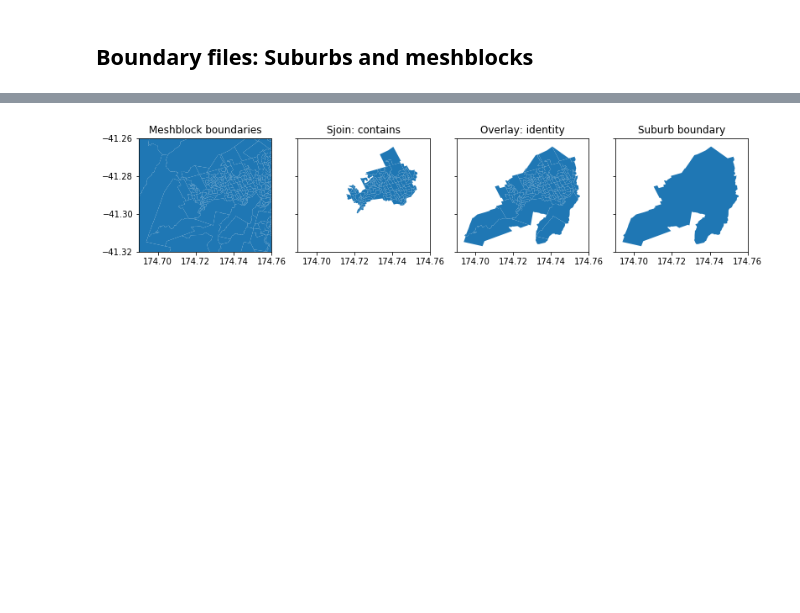
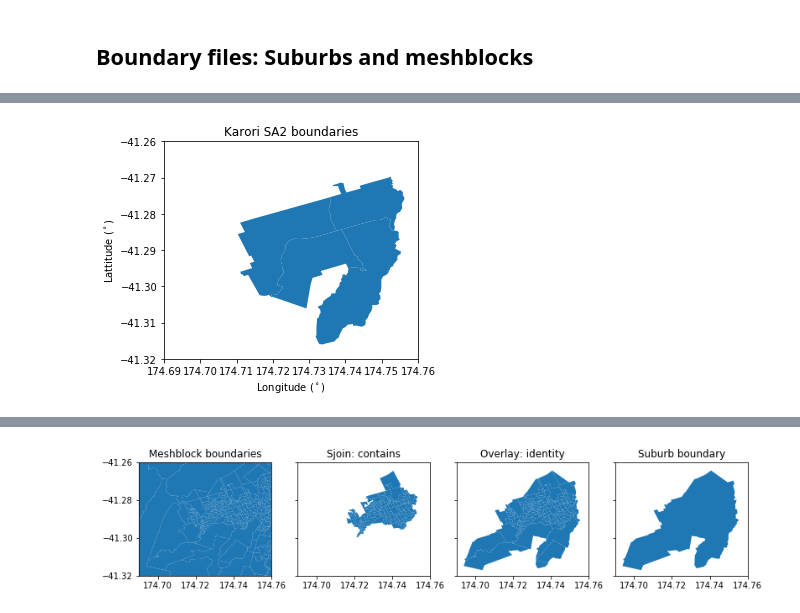
Before and after one commit to shriv/accessibility-series, a Jupyter notebook: Visualising accessibility by suburb.ipynb, the cells around one changed output, grey strips where cells are left out. Cells and saved outputs as stored; diff of their text form; code cells hidden in the pictures; blank space fills up the shorter version.

```diff
--- a/Visualising accessibility by suburb.ipynb
+++ b/Visualising accessibility by suburb.ipynb
@@ -91,0 +99,4 @@ wlg_meshblock_suburbs_ov = geopandas.overlay(wcc_suburbs, wlg_meshblock, how='id
+# %%
+# Statistical Area Unit 2
+sa2 = geopandas.read_file('./data/area-unit-2013.gdb')
+sa2_proj = sa2.to_crs(wlg_meshblock_suburbs.crs)
@@ -91,0 +119,9 @@ wlg_meshblock_suburbs_ov = geopandas.overlay(wcc_suburbs, wlg_meshblock, how='id
+# %%
+sa2_proj[sa2_proj['AU2013_V1_00_NAME'].str.contains('Karori')].plot()
+plt.ylim(-41.320, -41.260)
+plt.xlim(174.69, 174.76)
+plt.title('Karori SA2 boundaries');
+plt.ylabel('Lattitude ($^\circ$)');
+plt.xlabel('Longitude ($^\circ$)');
+# %% [output]
+[figure, added]
```
Also changed, not shown: parts of 40 cells of this notebook, 2 other files.
